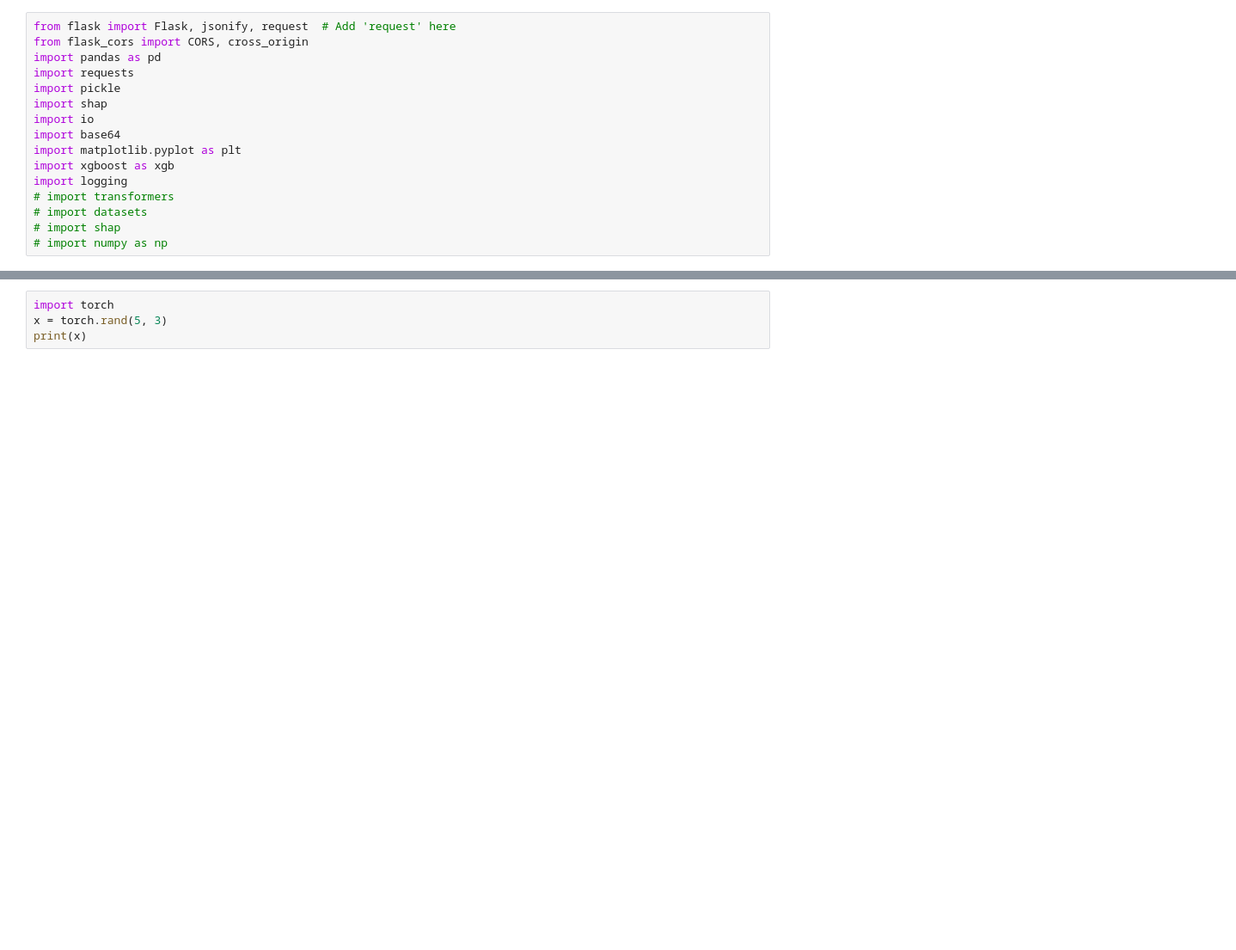
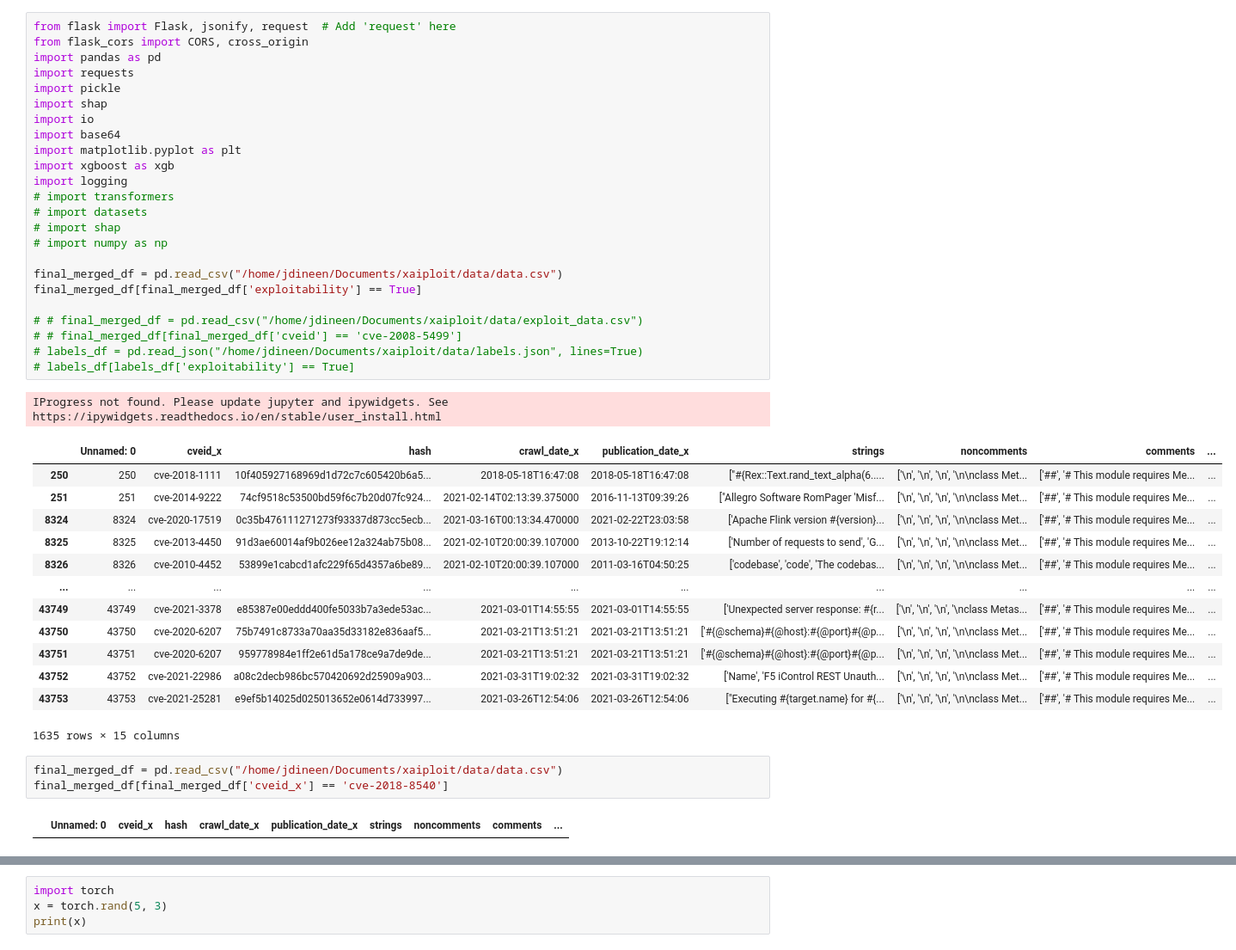
Before and after one commit to jacobdineen/x-ai-ploit, a Jupyter notebook: src/backend/test.ipynb, the cells around one changed output, grey strips where cells are left out. Shown at 86% size. Drawn from its saved outputs; the diff is of its cells as text; blank space fills up the shorter version.

```diff
--- a/src/backend/test.ipynb
+++ b/src/backend/test.ipynb
@@ -1,16 +1,44 @@
 # %%
 from flask import Flask, jsonify, request  # Add 'request' here
 from flask_cors import CORS, cross_origin
 import pandas as pd
 import requests
 import pickle
 import shap
 import io
 import base64
 import matplotlib.pyplot as plt
 import xgboost as xgb
 import logging
 # import transformers
 # import datasets
 # import shap
 # import numpy as np
+
+final_merged_df = pd.read_csv("/home/jdineen/Documents/xaiploit/data/data.csv")
+final_merged_df[final_merged_df['exploitability'] == True]
+
+# # final_merged_df = pd.read_csv("/home/jdineen/Documents/xaiploit/data/exploit_data.csv")
+# # final_merged_df[final_merged_df['cveid'] == 'cve-2008-5499']
+# labels_df = pd.read_json("/home/jdineen/Documents/xaiploit/data/labels.json", lines=True)
+# labels_df[labels_df['exploitability'] == True]
+# %% [output]
+IProgress not found. Please update jupyter and ipywidgets. See https://ipywidgets.readthedocs.io/en/stable/user_install.html
+|  | Unnamed: 0 | cveid_x | hash | crawl_date_x | publication_date_x | strings | noncomments | comments | ... |
+| 250 | 250 | cve-2018-1111 | 10f405927168969d1d72c7c605420b6a5... | 2018-05-18T16:47:08 | 2018-05-18T16:47:08 | ["#{Rex::Text.rand_text_alpha(6..... | ['\n', '\n', '\n', '\n\nclass Met... | ['##', '# This module requires Me... | ... |
+| 251 | 251 | cve-2014-9222 | 74cf9518c53500bd59f6c7b20d07fc924... | 2021-02-14T02:13:39.375000 | 2016-11-13T09:39:26 | ["Allegro Software RomPager 'Misf... | ['\n', '\n', '\n', '\n\nclass Met... | ['##', '# This module requires Me... | ... |
+| 8324 | 8324 | cve-2020-17519 | 0c35b476111271273f93337d873cc5ecb... | 2021-03-16T00:13:34.470000 | 2021-02-22T23:03:58 | ['Apache Flink version #{version}... | ['\n', '\n', '\n', '\n\nclass Met... | ['##', '# This module requires Me... | ... |
+| 8325 | 8325 | cve-2013-4450 | 91d3ae60014af9b026ee12a324ab75b08... | 2021-02-10T20:00:39.107000 | 2013-10-22T19:12:14 | ['Number of requests to send', 'G... | ['\n', '\n', '\n', '\n\nclass Met... | ['##', '# This module requires Me... | ... |
+| 8326 | 8326 | cve-2010-4452 | 53899e1cabcd1afc229f65d4357a6be89... | 2021-02-10T20:00:39.107000 | 2011-03-16T04:50:25 | ['codebase', 'code', 'The codebas... | ['\n', '\n', '\n', '\n\nclass Met... | ['##', '# This module requires Me... | ... |
+| ... | ... | ... | ... | ... | ... | ... | ... | ... | ... |
+| 43749 | 43749 | cve-2021-3378 | e85387e00eddd400fe5033b7a3ede53ac... | 2021-03-01T14:55:55 | 2021-03-01T14:55:55 | ['Unexpected server response: #{r... | ['\n', '\n', '\n', '\nclass Metas... | ['##', '# This module requires Me... | ... |
+| 43750 | 43750 | cve-2020-6207 | 75b7491c8733a70aa35d33182e836aaf5... | 2021-03-21T13:51:21 | 2021-03-21T13:51:21 | ['#{@schema}#{@host}:#{@port}#{@p... | ['\n', '\n', '\n', '\n\nclass Met... | ['##', '# This module requires Me... | ... |
+| 43751 | 43751 | cve-2020-6207 | 959778984e1ff2e61d5a178ce9a7de9de... | 2021-03-21T13:51:21 | 2021-03-21T13:51:21 | ['#{@schema}#{@host}:#{@port}#{@p... | ['\n', '\n', '\n', '\n\nclass Met... | ['##', '# This module requires Me... | ... |
+| 43752 | 43752 | cve-2021-22986 | a08c2decb986bc570420692d25909a903... | 2021-03-31T19:02:32 | 2021-03-31T19:02:32 | ['Name', 'F5 iControl REST Unauth... | ['\n', '\n', '\n', '\n\nclass Met... | ['##', '# This module requires Me... | ... |
+| 43753 | 43753 | cve-2021-25281 | e9ef5b14025d025013652e0614d733997... | 2021-03-26T12:54:06 | 2021-03-26T12:54:06 | ["Executing #{target.name} for #{... | ['\n', '\n', '\n', '\n\nclass Met... | ['##', '# This module requires Me... | ... |
+1635 rows × 15 columns
+# %%
+final_merged_df = pd.read_csv("/home/jdineen/Documents/xaiploit/data/data.csv")
+final_merged_df[final_merged_df['cveid_x'] == 'cve-2018-8540']
+# %% [output]
+|  | Unnamed: 0 | cveid_x | hash | crawl_date_x | publication_date_x | strings | noncomments | comments | ... |
```
Also changed, not shown: parts of 1 cell of this notebook, 12 other files.
